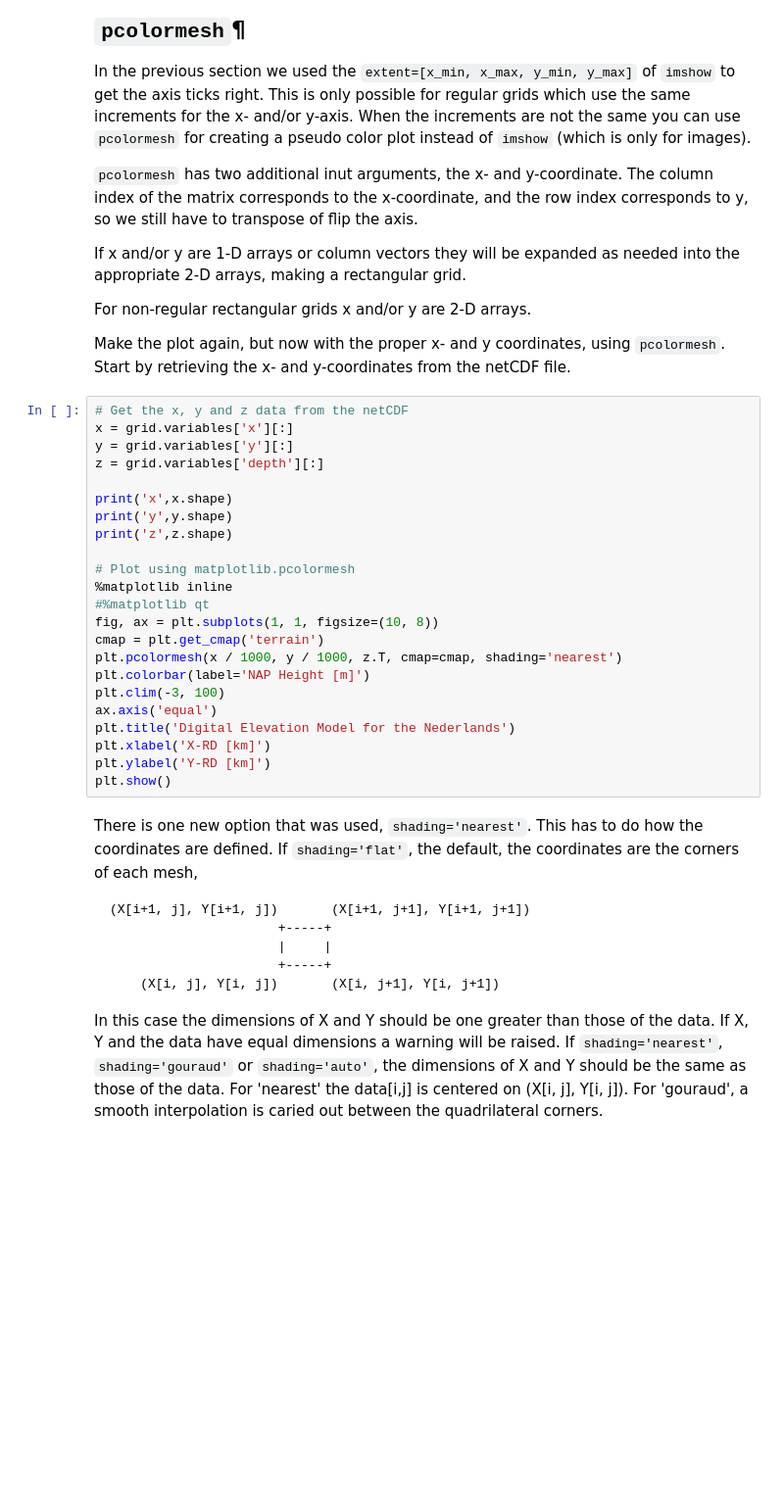
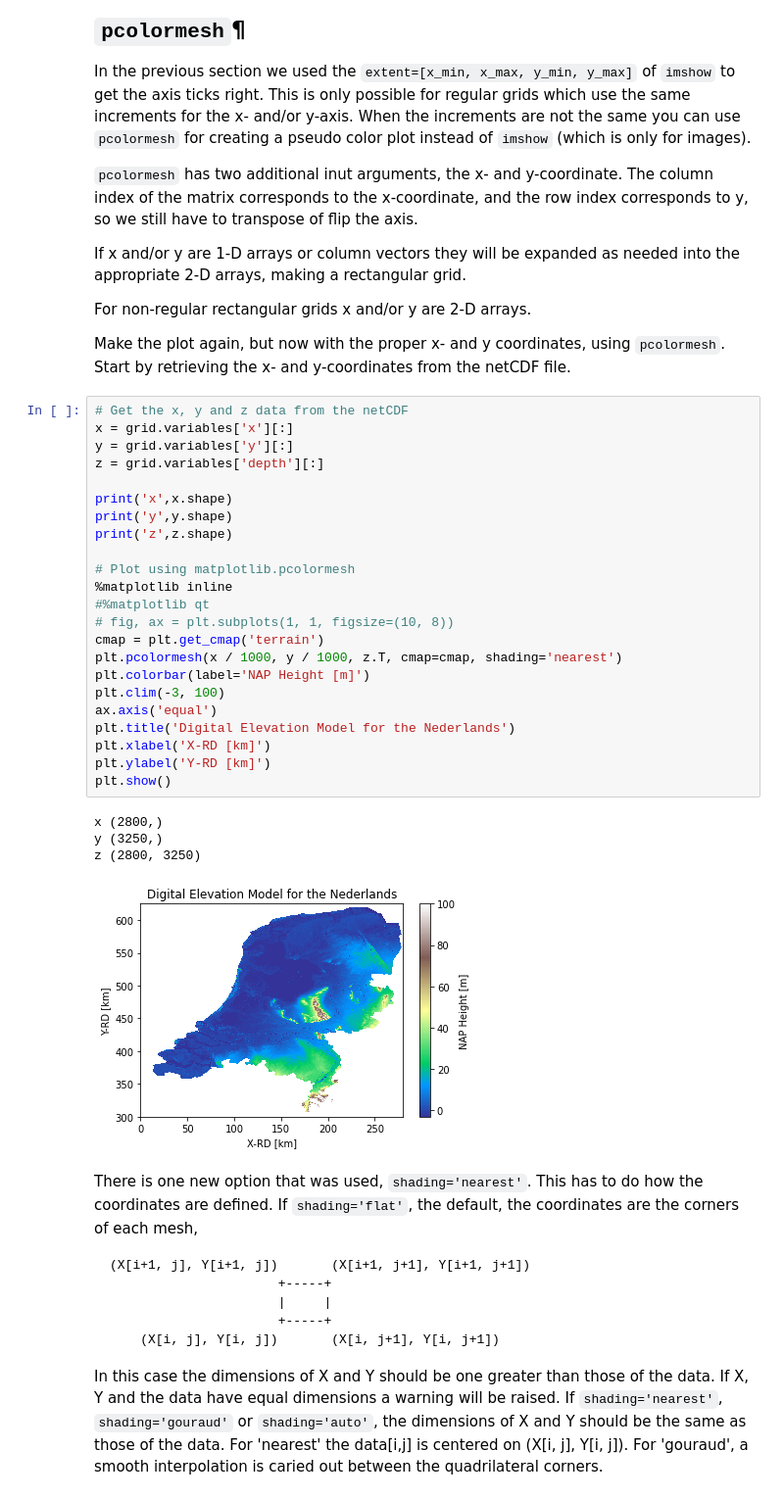
Before and after one commit to mlinds/sim_vis, a Jupyter notebook: module3/CIE4604_M3_Exercise1and2_ahn/CIE4604_M3_Exercise1_ahn.ipynb, the cells around one changed output. Shown at 98% size. Saved outputs shown, nothing was run; the diff lists cells and outputs as text; blank space fills up the shorter version.

````diff
--- a/module3/CIE4604_M3_Exercise1and2_ahn/CIE4604_M3_Exercise1_ahn.ipynb
+++ b/module3/CIE4604_M3_Exercise1and2_ahn/CIE4604_M3_Exercise1_ahn.ipynb
@@ -141,26 +256,31 @@ Make the plot again, but now with the proper x- and y coordinates, using `pcolor
 # %%
 # Get the x, y and z data from the netCDF
 x = grid.variables['x'][:]
 y = grid.variables['y'][:]
 z = grid.variables['depth'][:]
 
 print('x',x.shape)
 print('y',y.shape)
 print('z',z.shape)
 
 # Plot using matplotlib.pcolormesh
 %matplotlib inline
 #%matplotlib qt
-fig, ax = plt.subplots(1, 1, figsize=(10, 8))
+# fig, ax = plt.subplots(1, 1, figsize=(10, 8))
 cmap = plt.get_cmap('terrain')
 plt.pcolormesh(x / 1000, y / 1000, z.T, cmap=cmap, shading='nearest')
 plt.colorbar(label='NAP Height [m]')
 plt.clim(-3, 100)
 ax.axis('equal')
 plt.title('Digital Elevation Model for the Nederlands')
 plt.xlabel('X-RD [km]')
 plt.ylabel('Y-RD [km]')
 plt.show()
+# %% [output]
+x (2800,)
+y (3250,)
+z (2800, 3250)
+[figure, added]
 # %% [markdown]
 There is one new option that was used, `shading='nearest'`. This has to do how the coordinates are defined. If `shading='flat'`, the default, the coordinates are the corners of each mesh,
 ```
````
Also changed, not shown: parts of 13 cells of this notebook, 1 other file.
